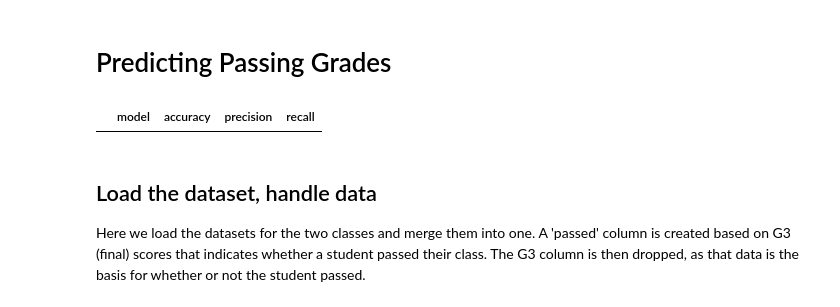
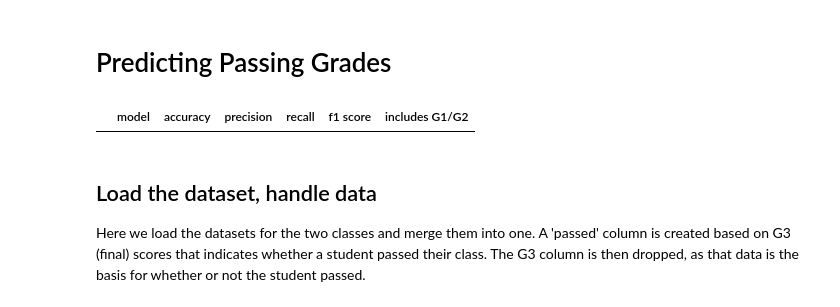
Before and after one commit to rohitRaikhy/Data-Mining---Student-Predictions, a Jupyter notebook: Student_Performance_Models.ipynb, the cells around one changed output. Saved outputs shown, nothing was run; the diff lists cells and outputs as text; code cells hidden in the pictures.

Commit message:
improved metrics, added comments, added w/o g1 g2

```diff
--- a/Student_Performance_Models.ipynb
+++ b/Student_Performance_Models.ipynb
@@ -340,8 +343,8 @@ def metrics(test_data, predictions, model_name, metrics_data):
 # %%
-metrics_df = pd.DataFrame(columns=['model', 'accuracy', 'precision', 'recall'])
+metrics_df = pd.DataFrame(columns=['model', 'accuracy', 'precision', 'recall', 'f1 score', 'includes G1/G2'])
 metrics_df
 # %% [output]
-|  | model | accuracy | precision | recall |
+|  | model | accuracy | precision | recall | f1 score | includes G1/G2 |
 # %% [markdown]
 ## Load the dataset, handle data
 
```
Also changed, not shown: parts of 50 cells of this notebook.
